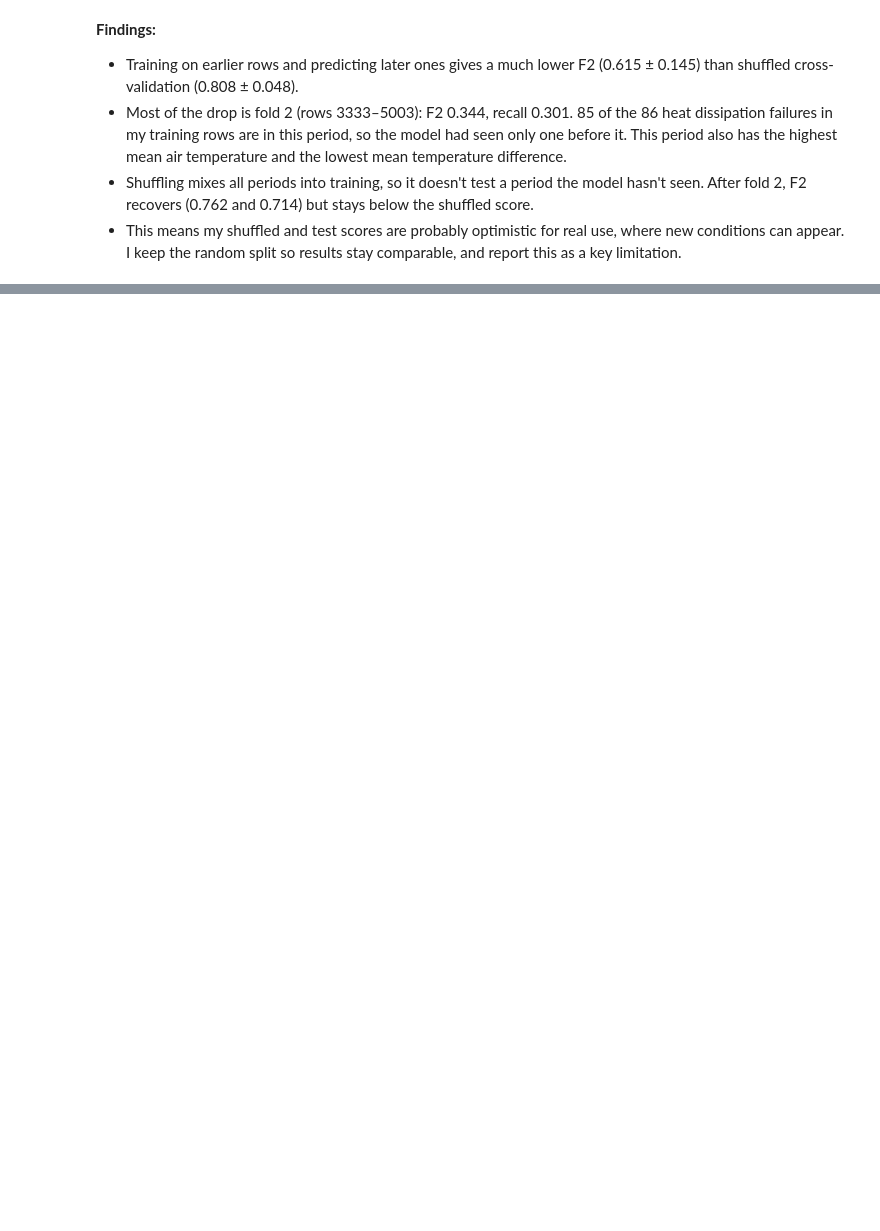
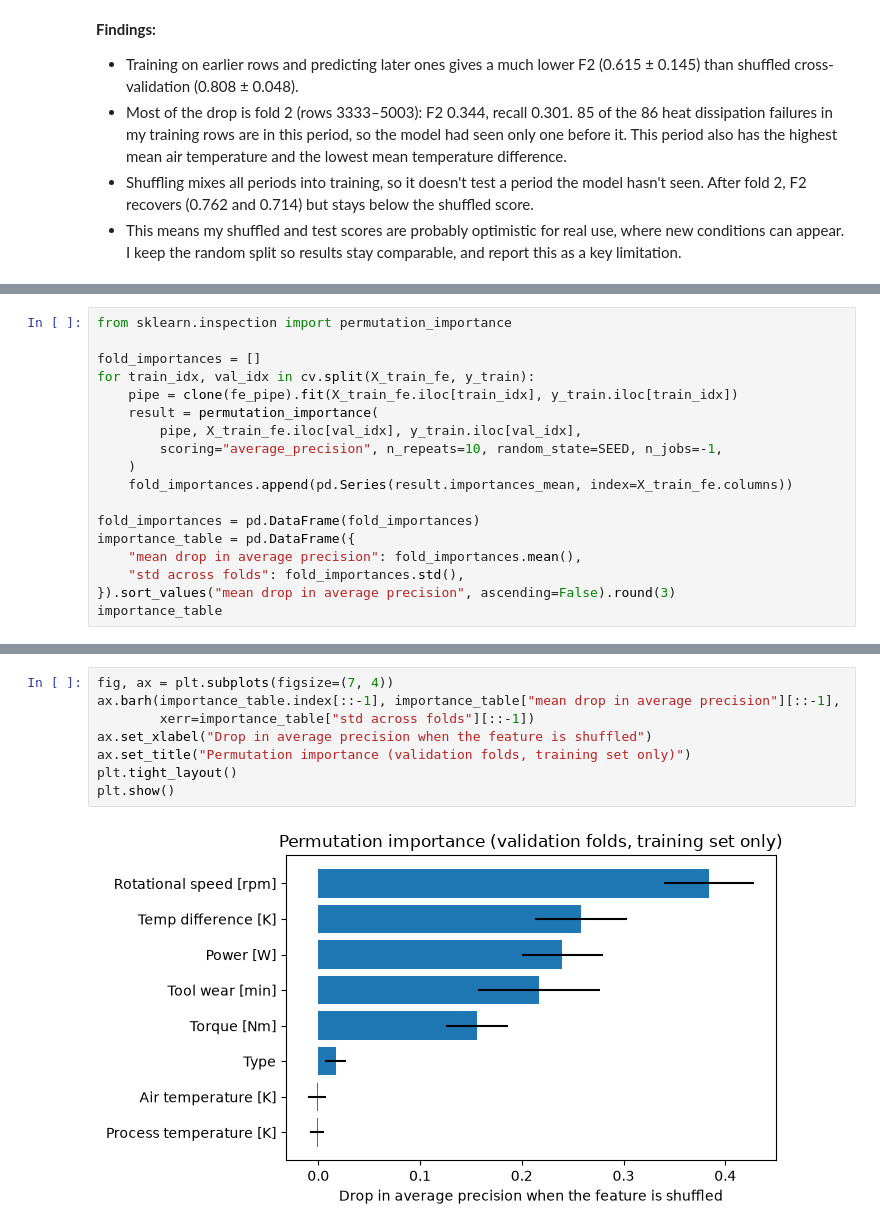
Before and after one commit to NathanL05/ct4101-ml-portfolio, a Jupyter notebook: notebooks/04_final_model.ipynb, the cells around one changed output, grey strips where cells are left out. Cells and saved outputs as stored; diff of their text form; blank space fills up the shorter version.

Commit message:
Add permutation importance and final test-set evaluation

```diff
--- a/notebooks/04_final_model.ipynb
+++ b/notebooks/04_final_model.ipynb
@@ -291,0 +306,18 @@ train_rows.groupby(blocks, observed=True).agg(
+# %%
+from sklearn.inspection import permutation_importance
+
+fold_importances = []
+for train_idx, val_idx in cv.split(X_train_fe, y_train):
+    pipe = clone(fe_pipe).fit(X_train_fe.iloc[train_idx], y_train.iloc[train_idx])
+    result = permutation_importance(
+        pipe, X_train_fe.iloc[val_idx], y_train.iloc[val_idx],
+        scoring="average_precision", n_repeats=10, random_state=SEED, n_jobs=-1,
+    )
+    fold_importances.append(pd.Series(result.importances_mean, index=X_train_fe.columns))
+
+fold_importances = pd.DataFrame(fold_importances)
+importance_table = pd.DataFrame({
+    "mean drop in average precision": fold_importances.mean(),
+    "std across folds": fold_importances.std(),
+}).sort_values("mean drop in average precision", ascending=False).round(3)
+importance_table
@@ -291,0 +334,10 @@ train_rows.groupby(blocks, observed=True).agg(
+# %%
+fig, ax = plt.subplots(figsize=(7, 4))
+ax.barh(importance_table.index[::-1], importance_table["mean drop in average precision"][::-1],
+        xerr=importance_table["std across folds"][::-1])
+ax.set_xlabel("Drop in average precision when the feature is shuffled")
+ax.set_title("Permutation importance (validation folds, training set only)")
+plt.tight_layout()
+plt.show()
+# %% [output]
+[figure, added]
```
Also changed, not shown: parts of 5 cells of this notebook.
